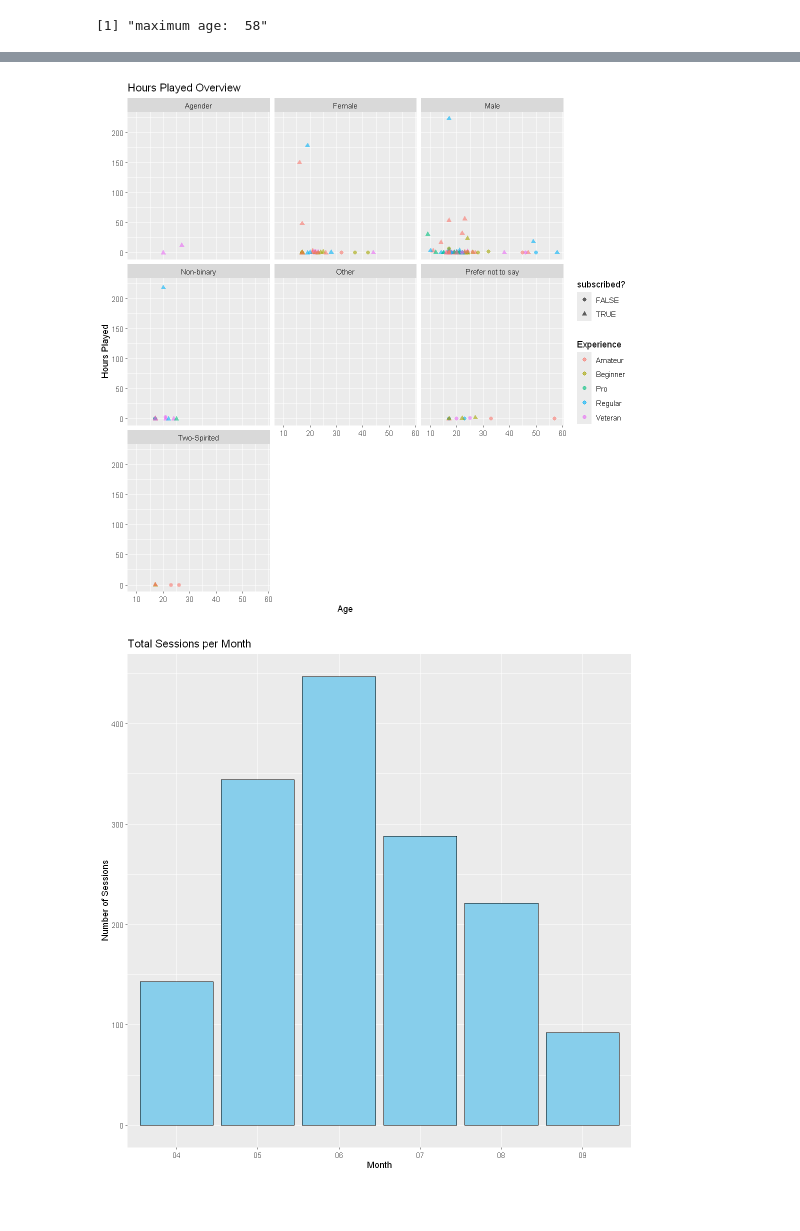
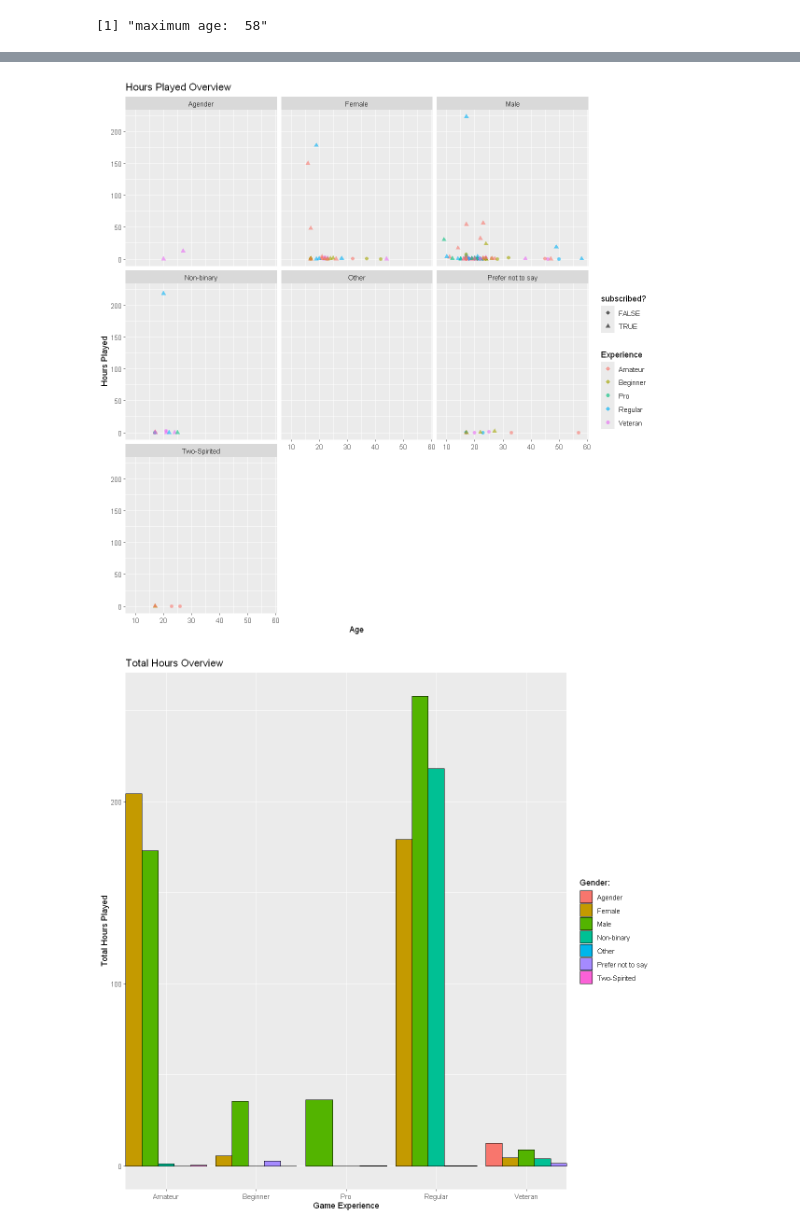
Before and after one commit to Xfinitious/DSCI_V-100-Project, a Jupyter notebook: code.ipynb, the cells around one changed output, grey strips where cells are left out. Drawn from its saved outputs; the diff is of its cells as text; code cells hidden in the pictures; blank space fills up the shorter version.

Commit message:
Added Another Plot
-added data descriptions for sessions.csv since it is not needed for the report.

```diff
--- a/code.ipynb
+++ b/code.ipynb
@@ -139,6 +163,6 @@ FALSE  TRUE
 # %%
 # plots
-options(repr.plot.width = 9, repr.plot.height = 9)#
+options(repr.plot.width = 10, repr.plot.height = 10)#
 
 #general players.csv plot
 players_plot <- players |>
@@ -152,6 +176,18 @@ players_plot <- players |>
             color = "Experience")
 players_plot
 
+players_plot_2 <- players |>
+    group_by(experience, gender) |>
+    summarize(total_hours = sum(played_hours)) |>
+    ggplot(aes(x = experience, y = total_hours, fill = gender)) +
+        geom_bar(stat = "identity", position = "dodge", color = "black") +
+        labs(title = "Total Hours Overview",
+            x = "Game Experience",
+            y = "Total Hours Played",
+            fill = "Gender:") +
+        scale_x_discrete(expand = expansion(mult = 0.1))
+players_plot_2
+
 #sessions.csv plot (# of sessions per month)
 sessions_num_plot <- sessions |>
     mutate(month = str_sub(start_date, 4, 5)) |>
@@ -168,2 +206,2 @@ Warning message:
-[figure, old version]
+[figure, new version]
-[figure, old version]
+[figure, new version]
```
Also changed, not shown: parts of 2 cells of this notebook.
